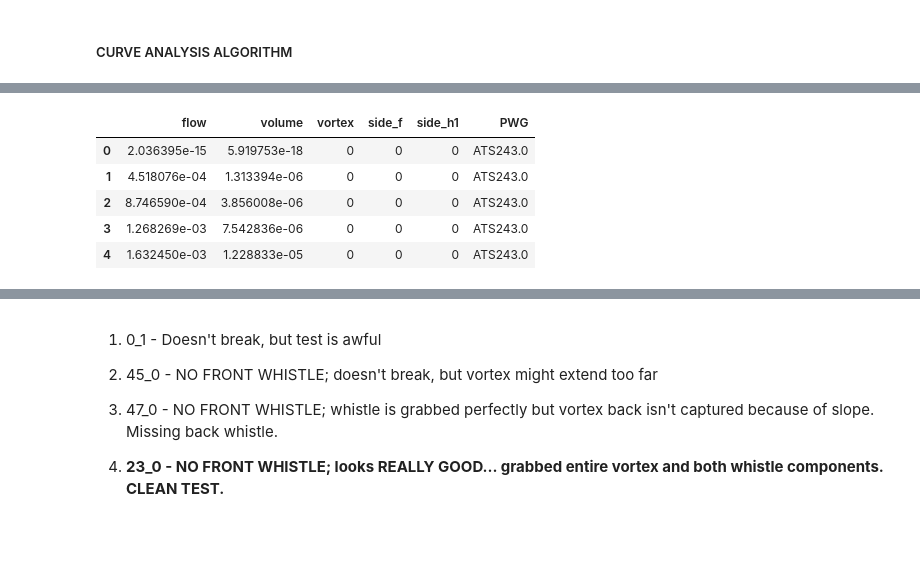
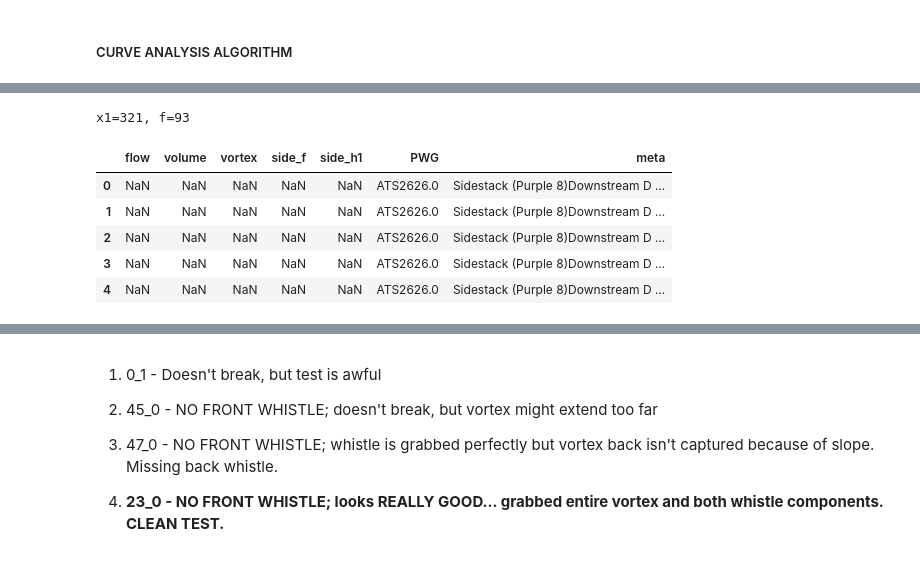
Before and after one commit to SMU-Ubicomp-Lab/OpenSpirometryAnalysis, a Jupyter notebook: AlgorithmDevelopment.ipynb, the cells around one changed output, grey strips where cells are left out. Drawn from its saved outputs; the diff is of its cells as text; code cells hidden in the pictures.

```diff
--- a/AlgorithmDevelopment.ipynb
+++ b/AlgorithmDevelopment.ipynb
@@ -738,7 +828,8 @@ temp = np.isfinite(whistle_midsection) | np.isfinite(whistle_endpoints) | np.isf
 
 for i in range(0, len(temp)):
     if temp[i] == 1:
-        crop_start = i
+        crop_start = max(i-300,0)
+
         break
 
 cropped_midsection = whistle_midsection[crop_start :]
@@ -761,6 +852,7 @@ elif wav_form["Header"]["Type"] =="FT":
     flow = np.array(wav_form["Data"]).astype(np.float)
     volume = np.cumsum(flow/wav_fs)
 
-print flow
+orig_flow = flow
+# print flow
 
-print volume
+# print volume
@@ -771,47 +859,48 @@ print volume
 # %%
-from scipy.signal import resample
-import pandas as pd
-
 x1 = cropped_fundamental
 x2 = cropped_endpoints
 x3 = cropped_midsection
 
 # make same sampling rate
-flow = resample(flow,len(flow)/wav_fs*sampling_rate_columns)
+flow = orig_flow
+flow = resample(flow,float(len(flow))/float(wav_fs)*float(sampling_rate_columns))
 
-x1[np.isnan(x1)] = 0
-x2[np.isnan(x2)] = 0
-x3[np.isnan(x3)] = 0
+# x1[np.isnan(x1)] = 0
+# x2[np.isnan(x2)] = 0
+# x3[np.isnan(x3)] = 0
 
-x1_m = np.argmax(x1)
-f_m = np.argmax(flow)
+x1_m = np.nanargmax(x1)
+f_m = np.nanargmax(flow)
+
+print "x1=%d, f=%d"%((x1_m,f_m))
 
 # align maxima
 if x1_m>f_m:
-    flow = np.hstack((np.zeros((x1_m-f_m,)),flow))
+    flow = np.hstack((np.ones((x1_m-f_m,))*np.nan,flow))
 else:
-    x1 = np.hstack((np.zeros((f_m-x1_m,)),x1))
-    x2 = np.hstack((np.zeros((f_m-x1_m,)),x2))
-    x3 = np.hstack((np.zeros((f_m-x1_m,)),x3))
+    x1 = np.hstack((np.ones((f_m-x1_m,))*np.nan,x1))
+    x2 = np.hstack((np.ones((f_m-x1_m,))*np.nan,x2))
+    x3 = np.hstack((np.ones((f_m-x1_m,))*np.nan,x3))
 
 # make equal lengths
 if len(x1)>len(flow):
-    f = np.hstack((flow,np.zeros((len(x1)-len(flow),))))
+    flow = np.hstack((flow,np.ones((len(x1)-len(flow),))*np.nan))
 else:
-    x1 = np.hstack((x1,np.zeros((len(flow)-len(x1),))))
-    x2 = np.hstack((x2,np.zeros((len(flow)-len(x2),))))
-    x3 = np.hstack((x3,np.zeros((len(flow)-len(x3),))))
+    x1 = np.hstack((x1,np.ones((len(flow)-len(x1),))*np.nan))
+    x2 = np.hstack((x2,np.ones((len(flow)-len(x2),))*np.nan))
+    x3 = np.hstack((x3,np.ones((len(flow)-len(x3),))*np.nan))
 
 volume = np.cumsum(flow/sampling_rate_columns)
 df = pd.DataFrame(np.vstack((flow,volume,x1,x2,x3)).T,columns=['flow','volume','vortex','side_f','side_h1'])
 
 df['PWG'] = str(wav_form['Header']['Group'])+str(wav_form['Header']['Name'])
-# df['meta'] = meta
+df['meta'] = meta
 df.head()
 # %% [output]
+x1=321, f=93
-|  | flow | volume | vortex | side_f | side_h1 | PWG |
-| 0 | 2.036395e-15 | 5.919753e-18 | 0 | 0 | 0 | ATS243.0 |
-| 1 | 4.518076e-04 | 1.313394e-06 | 0 | 0 | 0 | ATS243.0 |
-| 2 | 8.746590e-04 | 3.856008e-06 | 0 | 0 | 0 | ATS243.0 |
-| 3 | 1.268269e-03 | 7.542836e-06 | 0 | 0 | 0 | ATS243.0 |
-| 4 | 1.632450e-03 | 1.228833e-05 | 0 | 0 | 0 | ATS243.0 |
+|  | flow | volume | vortex | side_f | side_h1 | PWG | meta |
+| 0 | NaN | NaN | NaN | NaN | NaN | ATS2626.0 | Sidestack (Purple 8)Downstream D ... |
+| 1 | NaN | NaN | NaN | NaN | NaN | ATS2626.0 | Sidestack (Purple 8)Downstream D ... |
+| 2 | NaN | NaN | NaN | NaN | NaN | ATS2626.0 | Sidestack (Purple 8)Downstream D ... |
+| 3 | NaN | NaN | NaN | NaN | NaN | ATS2626.0 | Sidestack (Purple 8)Downstream D ... |
+| 4 | NaN | NaN | NaN | NaN | NaN | ATS2626.0 | Sidestack (Purple 8)Downstream D ... |
```
Also changed, not shown: parts of 18 cells of this notebook, 34 other files.
